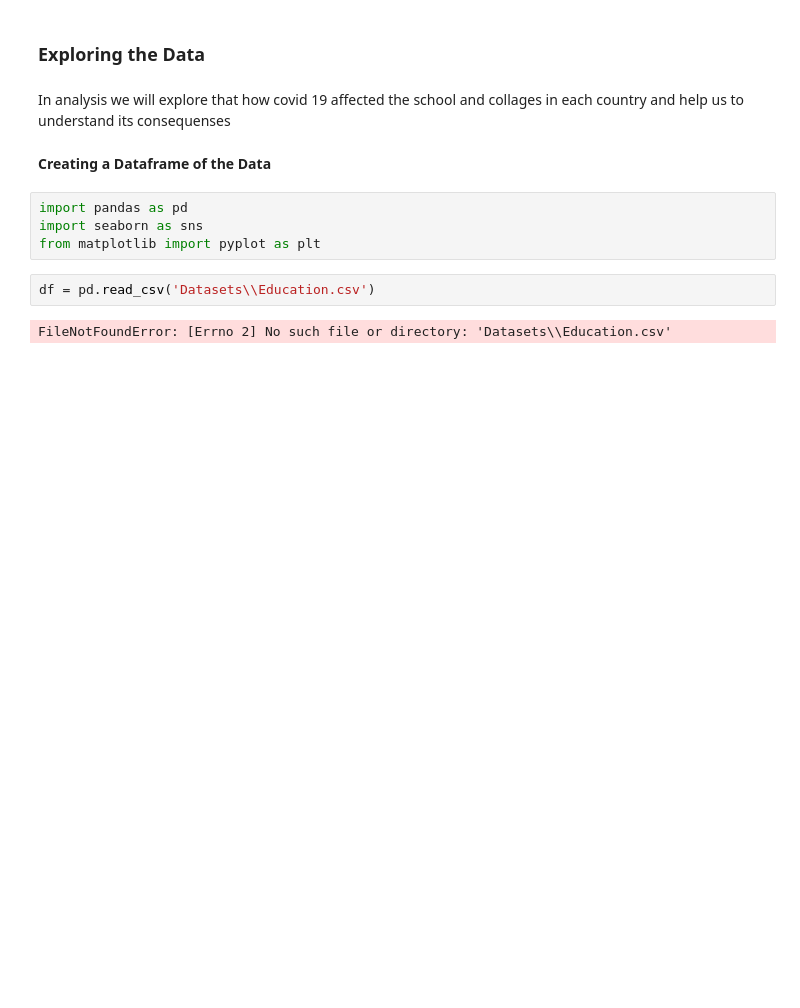
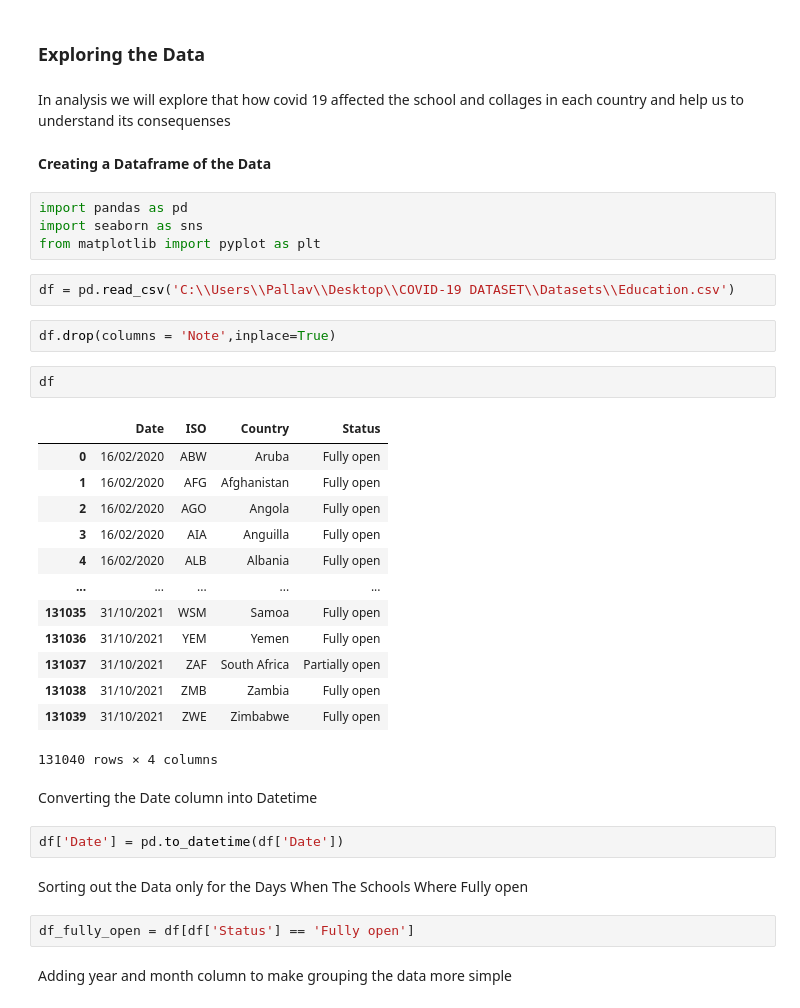
Before and after one commit to Phonex12/COVID-19-Analysis, a Jupyter notebook: Educational Impacts of COVID-19/file1.ipynb, the cells around one changed output. Drawn from its saved outputs; the diff is of its cells as text; blank space fills up the shorter version.

```diff
--- a/Educational Impacts of COVID-19/file1.ipynb
+++ b/Educational Impacts of COVID-19/file1.ipynb
@@ -9,6 +9,32 @@ import pandas as pd
 import seaborn as sns
 from matplotlib import pyplot as plt
 # %%
-df = pd.read_csv('Datasets\\Education.csv')
+df = pd.read_csv('C:\\Users\\Pallav\\Desktop\\COVID-19 DATASET\\Datasets\\Education.csv')
-# %% [output]
-FileNotFoundError: [Errno 2] No such file or directory: 'Datasets\\Education.csv'
+# %%
+df.drop(columns = 'Note',inplace=True)
+# %%
+df
+# %% [output]
+|  | Date | ISO | Country | Status |
+| 0 | 16/02/2020 | ABW | Aruba | Fully open |
+| 1 | 16/02/2020 | AFG | Afghanistan | Fully open |
+| 2 | 16/02/2020 | AGO | Angola | Fully open |
+| 3 | 16/02/2020 | AIA | Anguilla | Fully open |
+| 4 | 16/02/2020 | ALB | Albania | Fully open |
+| ... | ... | ... | ... | ... |
+| 131035 | 31/10/2021 | WSM | Samoa | Fully open |
+| 131036 | 31/10/2021 | YEM | Yemen | Fully open |
+| 131037 | 31/10/2021 | ZAF | South Africa | Partially open |
+| 131038 | 31/10/2021 | ZMB | Zambia | Fully open |
+| 131039 | 31/10/2021 | ZWE | Zimbabwe | Fully open |
+131040 rows × 4 columns
+# %% [markdown]
+Converting the Date column into Datetime
+# %%
+df['Date'] = pd.to_datetime(df['Date'])
+# %% [markdown]
+Sorting out the Data only for the Days When The Schools Where Fully open
+# %%
+df_fully_open = df[df['Status'] == 'Fully open']
+# %% [markdown]
+Adding year and month column to make grouping the data more simple
```
Also changed, not shown: parts of 11 cells of this notebook, 1 other file.
